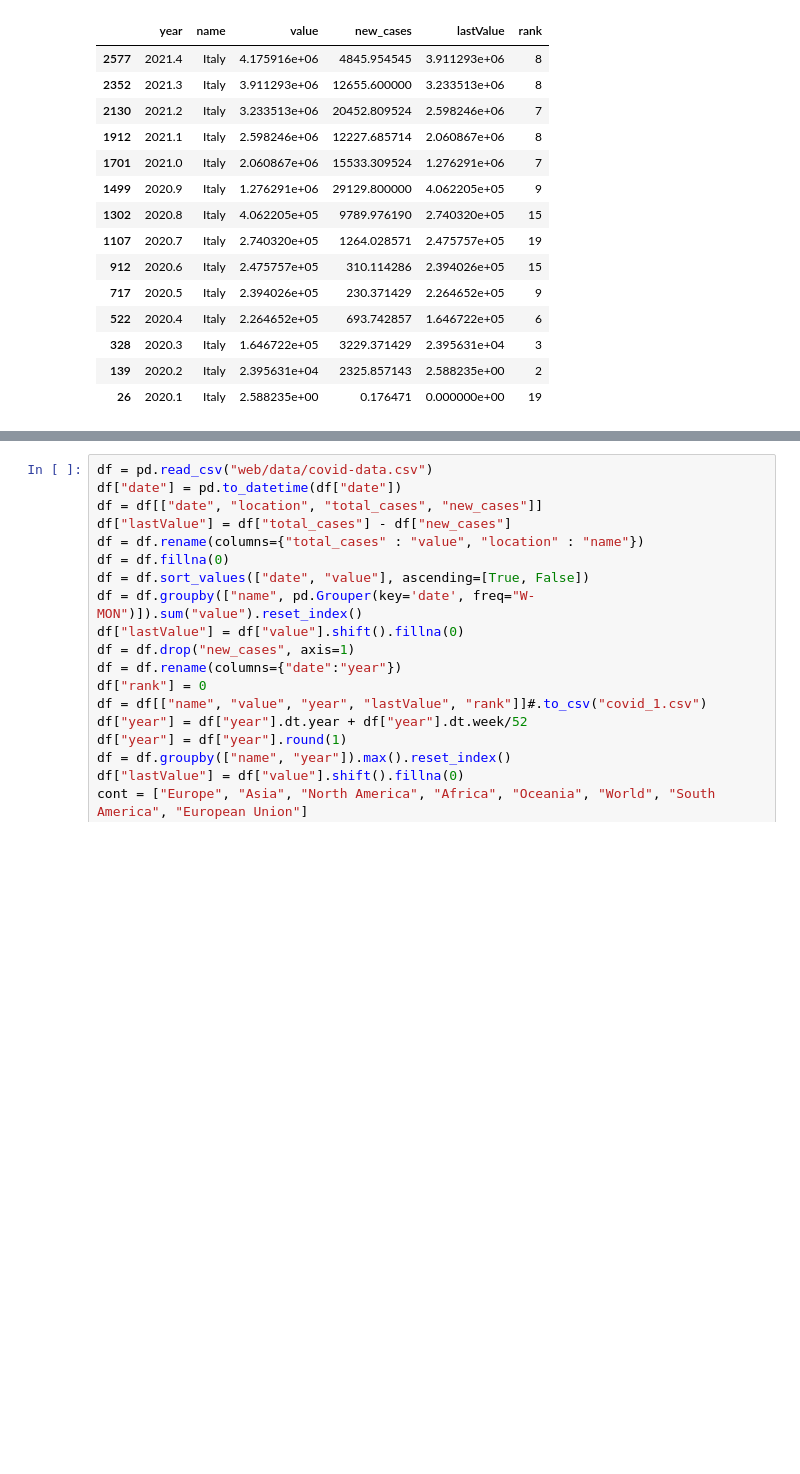
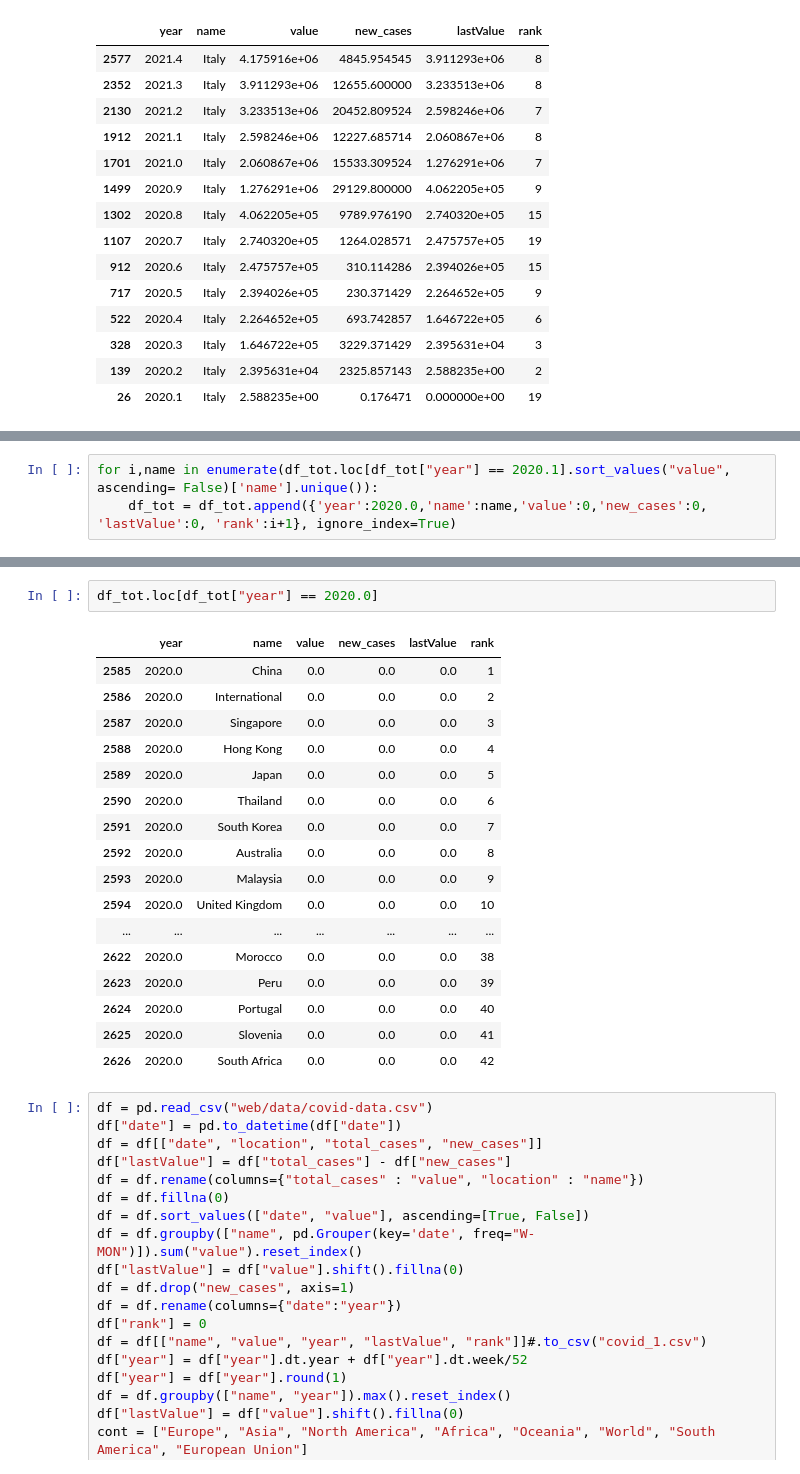
Before and after one commit to fapont/covid-dataviz, a Jupyter notebook: prepro.ipynb, the cells around one changed output, grey strips where cells are left out. Drawn from its saved outputs; the diff is of its cells as text; blank space fills up the shorter version.

```diff
--- a/prepro.ipynb
+++ b/prepro.ipynb
@@ -79,0 +103,3 @@ df_tot[df_tot["name"]=="Italy"]
+# %%
+for i,name in enumerate(df_tot.loc[df_tot["year"] == 2020.1].sort_values("value", ascending= False)['name'].unique()):
+    df_tot = df_tot.append({'year':2020.0,'name':name,'value':0,'new_cases':0, 'lastValue':0, 'rank':i+1}, ignore_index=True)
@@ -80,3 +122,23 @@ df_tot[df_tot["name"]=="Italy"]
+# %%
+df_tot.loc[df_tot["year"] == 2020.0]
+# %% [output]
+|  | year | name | value | new_cases | lastValue | rank |
+| 2585 | 2020.0 | China | 0.0 | 0.0 | 0.0 | 1 |
+| 2586 | 2020.0 | International | 0.0 | 0.0 | 0.0 | 2 |
+| 2587 | 2020.0 | Singapore | 0.0 | 0.0 | 0.0 | 3 |
+| 2588 | 2020.0 | Hong Kong | 0.0 | 0.0 | 0.0 | 4 |
+| 2589 | 2020.0 | Japan | 0.0 | 0.0 | 0.0 | 5 |
+| 2590 | 2020.0 | Thailand | 0.0 | 0.0 | 0.0 | 6 |
+| 2591 | 2020.0 | South Korea | 0.0 | 0.0 | 0.0 | 7 |
+| 2592 | 2020.0 | Australia | 0.0 | 0.0 | 0.0 | 8 |
+| 2593 | 2020.0 | Malaysia | 0.0 | 0.0 | 0.0 | 9 |
+| 2594 | 2020.0 | United Kingdom | 0.0 | 0.0 | 0.0 | 10 |
+| ... | ... | ... | ... | ... | ... | ... |
+| 2622 | 2020.0 | Morocco | 0.0 | 0.0 | 0.0 | 38 |
+| 2623 | 2020.0 | Peru | 0.0 | 0.0 | 0.0 | 39 |
+| 2624 | 2020.0 | Portugal | 0.0 | 0.0 | 0.0 | 40 |
+| 2625 | 2020.0 | Slovenia | 0.0 | 0.0 | 0.0 | 41 |
+| 2626 | 2020.0 | South Africa | 0.0 | 0.0 | 0.0 | 42 |
 # %%
 df = pd.read_csv("web/data/covid-data.csv")
 df["date"] = pd.to_datetime(df["date"])
```
Also changed, not shown: parts of 3 cells of this notebook, 2 other files.
